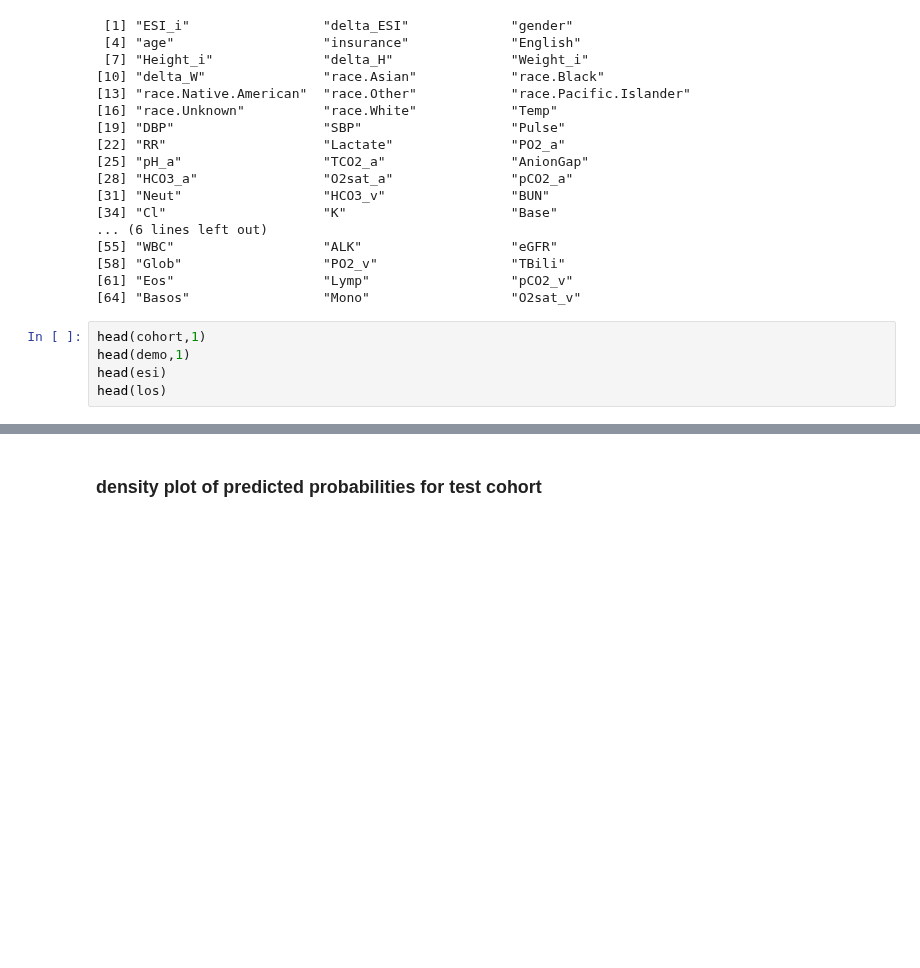
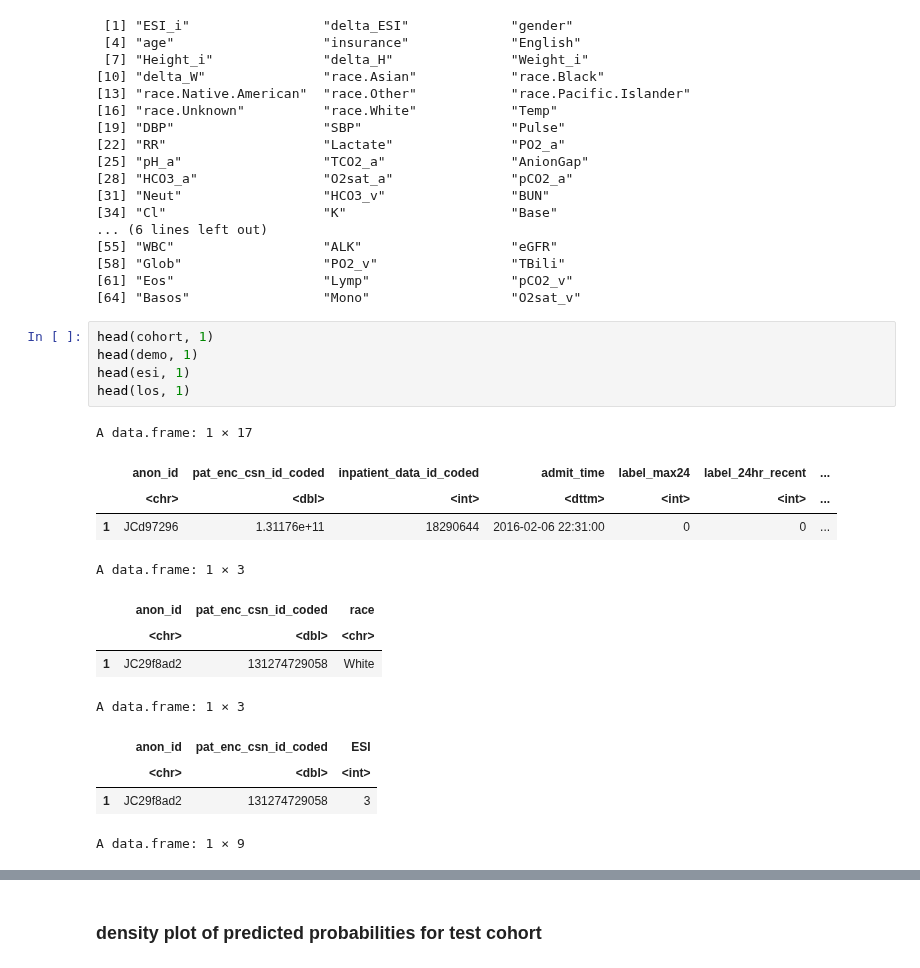
Before and after one commit to Minh084/TDA, a Jupyter notebook: 5_results_analysis/5.3_EDA_R.ipynb, the cells around one changed output, grey strips where cells are left out. Cells and saved outputs as stored; diff of their text form; blank space fills up the shorter version.

```diff
--- a/5_results_analysis/5.3_EDA_R.ipynb
+++ b/5_results_analysis/5.3_EDA_R.ipynb
@@ -94,7 +99,21 @@ unique(features$features)
 [61] "Eos"                   "Lymp"                  "pCO2_v"
 [64] "Basos"                 "Mono"                  "O2sat_v"
 # %%
-head(cohort,1)
-head(demo,1)
-head(esi)
-head(los)
+head(cohort, 1)
+head(demo, 1)
+head(esi, 1)
+head(los, 1)
+# %% [output]
+A data.frame: 1 × 17
+|  | anon_id | pat_enc_csn_id_coded | inpatient_data_id_coded | admit_time | label_max24 | label_24hr_recent | ... |
+|  | <chr> | <dbl> | <int> | <dttm> | <int> | <int> | ... |
+| 1 | JCd97296 | 1.31176e+11 | 18290644 | 2016-02-06 22:31:00 | 0 | 0 | ... |
+A data.frame: 1 × 3
+|  | anon_id | pat_enc_csn_id_coded | race |
+|  | <chr> | <dbl> | <chr> |
+| 1 | JC29f8ad2 | 131274729058 | White |
+A data.frame: 1 × 3
+|  | anon_id | pat_enc_csn_id_coded | ESI |
+|  | <chr> | <dbl> | <int> |
+| 1 | JC29f8ad2 | 131274729058 | 3 |
+A data.frame: 1 × 9
```
Also changed, not shown: parts of 38 cells of this notebook, 2 other files.
